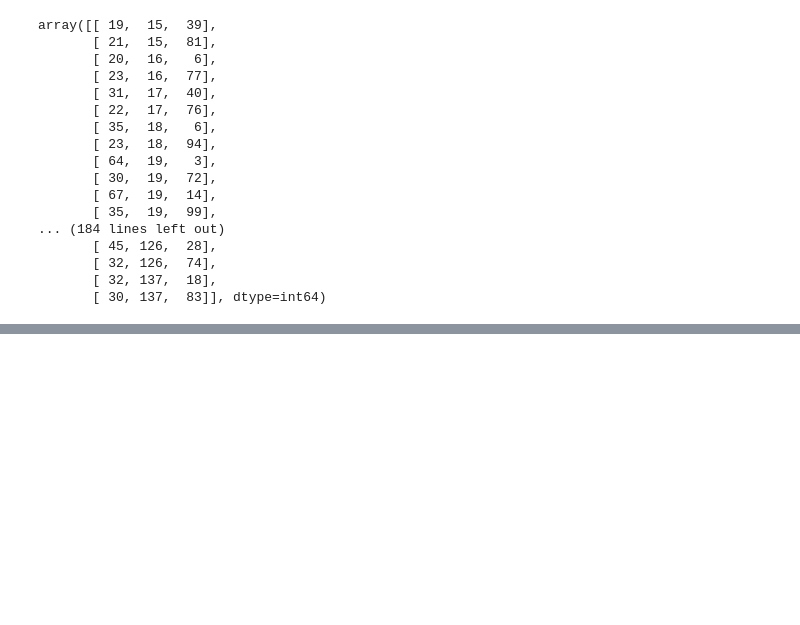
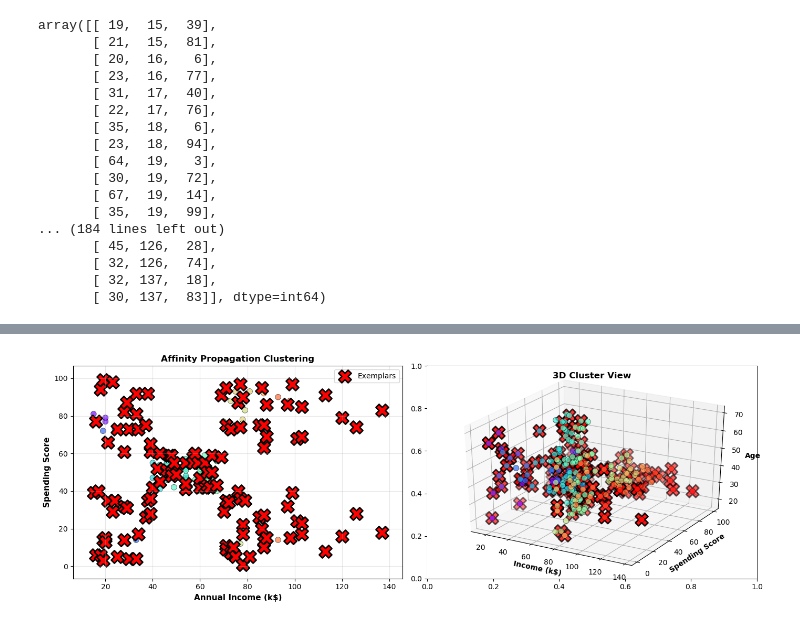
Before and after one commit to anisdeepam/Week4-MachineLearning-Clustering, a Jupyter notebook: AffinityPropagation.ipynb, the cells around one changed output, grey strips where cells are left out. Cells and saved outputs as stored; diff of their text form; code cells hidden in the pictures; blank space fills up the shorter version.

```diff
--- a/AffinityPropagation.ipynb
+++ b/AffinityPropagation.ipynb
@@ -45,0 +62,28 @@ TypeError: __init__() got an unexpected keyword argument 'random_state'
+# %%
+
+fig, axes = plt.subplots(1, 2, figsize=(14, 5))
+
+
+scatter = axes[0].scatter(X[:, 1], X[:, 2], c=labels, cmap='rainbow', s=60, alpha=0.7, edgecolors='black', linewidth=0.5)
+axes[0].scatter(af.cluster_centers_[:, 1], af.cluster_centers_[:, 2], c='red', marker='X',
+                s=300, edgecolors='black', linewidth=2, label='Exemplars')
+axes[0].set_xlabel('Annual Income (k$)', fontsize=11, fontweight='bold')
+axes[0].set_ylabel('Spending Score', fontsize=11, fontweight='bold')
+axes[0].set_title('Affinity Propagation Clustering', fontsize=12, fontweight='bold')
+axes[0].legend()
+axes[0].grid(True, alpha=0.3)
+
+from mpl_toolkits.mplot3d import Axes3D
+ax = fig.add_subplot(1, 2, 2, projection='3d')
+scatter = ax.scatter(X[:, 1], X[:, 2], X[:, 0], c=labels, cmap='rainbow', s=60, alpha=0.7, edgecolors='black', linewidth=0.5)
+ax.scatter(af.cluster_centers_[:, 1], af.cluster_centers_[:, 2], af.cluster_centers_[:, 0], c='red', marker='X',
+s=300, edgecolors='black', linewidth=2)
+ax.set_xlabel('Income (k$)', fontweight='bold')
+ax.set_ylabel('Spending Score', fontweight='bold')
+ax.set_zlabel('Age', fontweight='bold')
+ax.set_title('3D Cluster View', fontsize=12, fontweight='bold')
+
+plt.tight_layout()
+plt.show()
+# %% [output]
+[figure, added]
```
Also changed, not shown: parts of 1 cell of this notebook.
